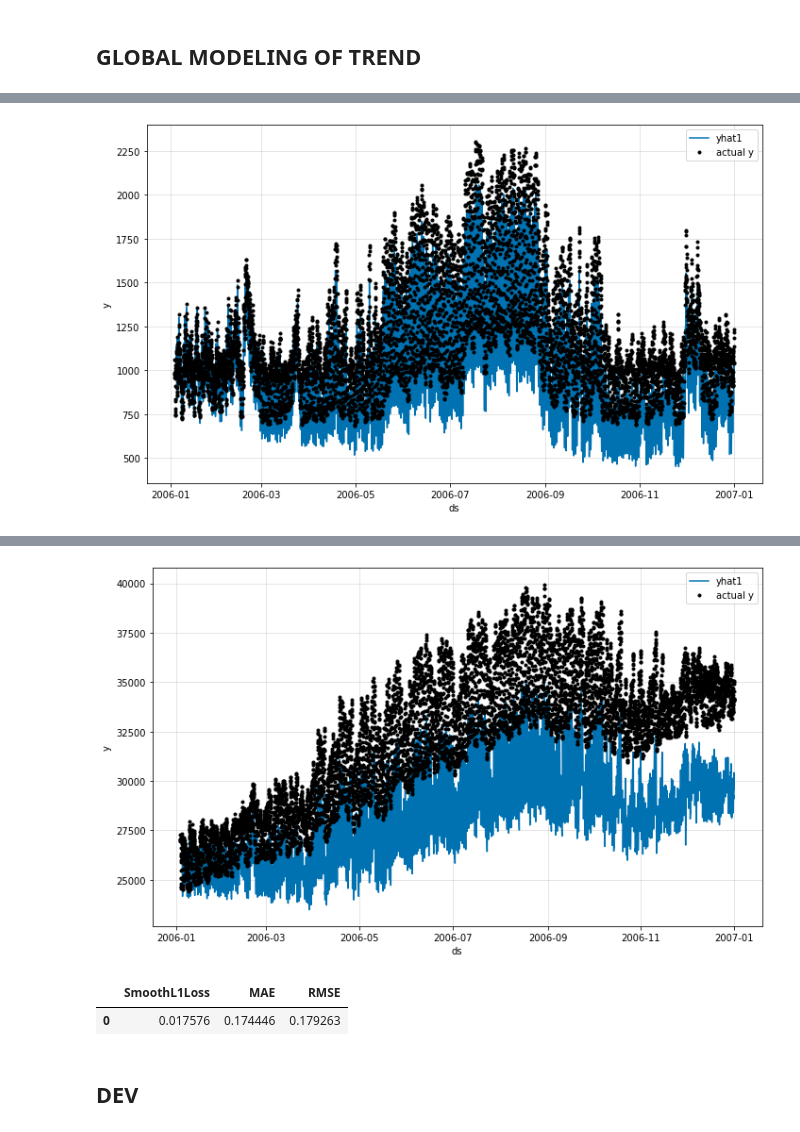
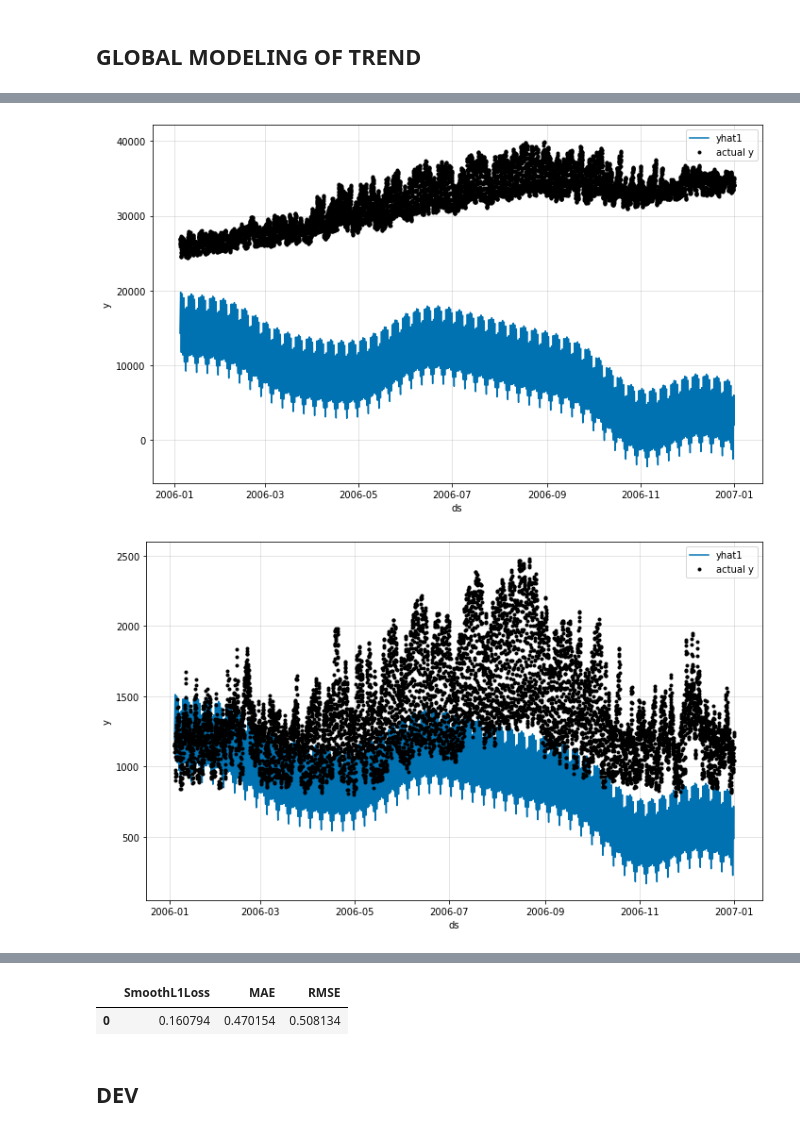
Before and after one commit to agarciadecorral/neural_prophet, a Jupyter notebook: tutorials/feature-use/global_modeling-Copy1.ipynb, the cells around one changed output, grey strips where cells are left out. Saved outputs shown, nothing was run; the diff lists cells and outputs as text; code cells hidden in the pictures.

```diff
--- a/tutorials/feature-use/global_modeling-Copy1.ipynb
+++ b/tutorials/feature-use/global_modeling-Copy1.ipynb
@@ -59,7 +59,8 @@ Global modeling lets us train our model based on a global or a local normalizati
 # %% [markdown]
 ## Global Modeling - Local Normalization
 # %%
-m = NeuralProphet(n_lags = 24, trend_global_local="local", learning_rate=0.01, epochs=20)
+# m = NeuralProphet(n_lags = 24, trend_global_local="local", learning_rate=0.01, epochs=100)
+m = NeuralProphet(trend_global_local="local", learning_rate=0.01, epochs=100)
 df_train, df_test = m.split_df(df_global, valid_p = 0.33, local_split = True)
 # %% [markdown]
 The default fitting of global models is based on local data normalization. Each time series will have data normalization parameters associated with each 'ID' provided. We are going to define a model which predicts the next hour based on the last 24 hours.
@@ -104,5 +101,6 @@ fig_glob.render(filename='img/fig_glob')
 # %%
 future = m.make_future_dataframe(df_test, n_historic_predictions = True)
 forecast = m.predict(future)
-fig = m.plot(forecast[forecast['ID'] ==  'NORTH'])
+for i in forecast['ID'].unique():
+    fig = m.plot(forecast[forecast['ID'] ==  i])
 # %% [output]
@@ -122,7 +123,8 @@ test_metrics
 # %% [markdown]
 ## GLOBAL MODELING OF TREND
 # %%
-m_glob = NeuralProphet(n_lags = 24, trend_global_local="global", learning_rate=0.01, epochs=20)
+# m_glob = NeuralProphet(n_lags = 24, trend_global_local="global", learning_rate=0.01, epochs=100)
+m_glob = NeuralProphet(trend_global_local="global", learning_rate=0.01, epochs=100)
 df_train, df_test = m_glob.split_df(df_global, valid_p = 0.33, local_split = True)
 # %%
 metrics_global = m_glob.fit(df_train, freq = 'H')
@@ -129,6 +152,8 @@ metrics_global = m_glob.fit(df_train, freq = 'H')
 # %%
 future_glob = m_glob.make_future_dataframe(df_test, n_historic_predictions = True)
 forecast_glob = m_glob.predict(future_glob)
-fig_glob = m.plot(forecast_glob[forecast_glob['ID'] ==  'NORTH'])
+for i in forecast_glob['ID'].unique():
+    fig_glob = m_glob.plot(forecast_glob[forecast_glob['ID'] ==  i])
 # %% [output]
-[figure, old version]
+[figure, new version]
+[figure, added]
@@ -135,12 +166,8 @@ fig_glob = m.plot(forecast_glob[forecast_glob['ID'] ==  'NORTH'])
-# %%
-fig_glob = m_glob.plot(forecast_glob[forecast_glob['ID'] ==  'COAST'])
-# %% [output]
-[figure, removed]
 # %%
 test_metrics_glob = m_glob.test(df_test)
 test_metrics_glob
 # %% [output]
 |  | SmoothL1Loss | MAE | RMSE |
-| 0 | 0.017576 | 0.174446 | 0.179263 |
+| 0 | 0.160794 | 0.470154 | 0.508134 |
 # %% [markdown]
 ## DEV
```
Also changed, not shown: parts of 29 cells of this notebook, 6 other files.
